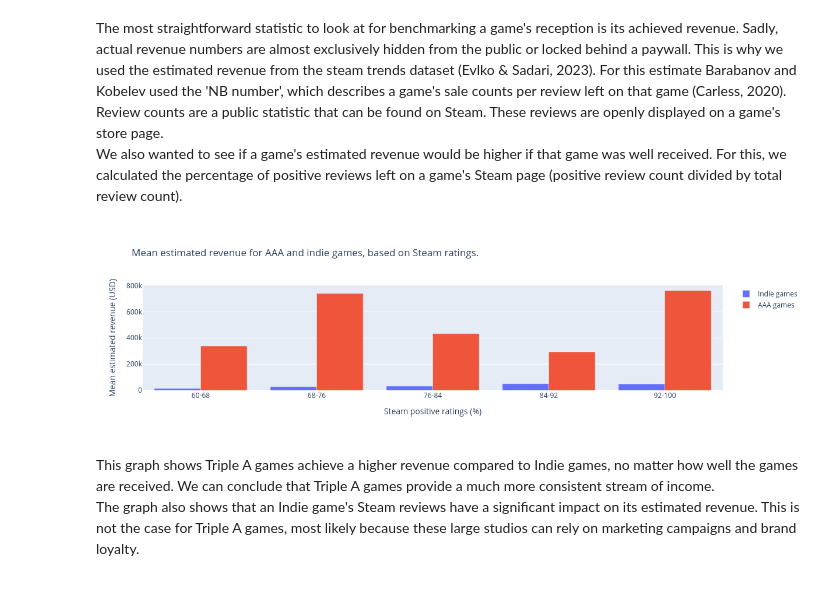
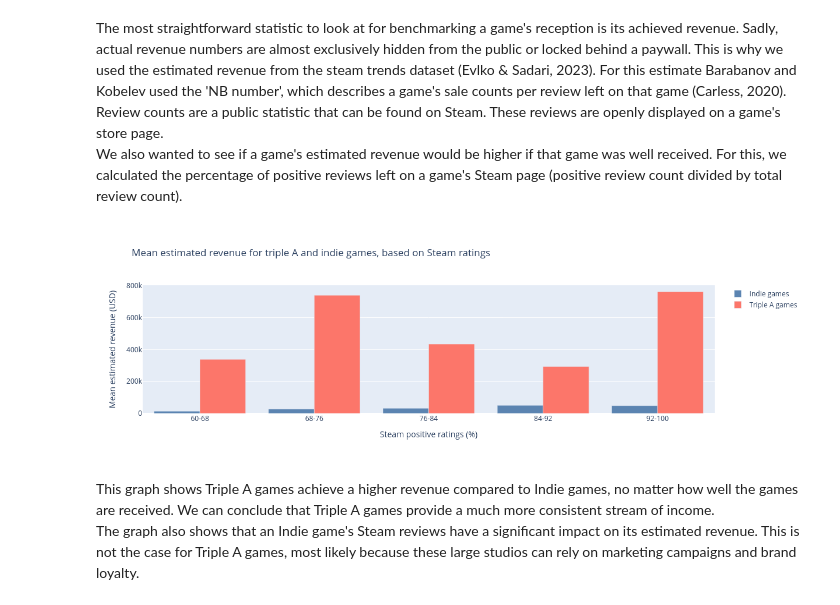
Before and after one commit to yarben/InfVis, a Jupyter notebook: docs/home.ipynb, the cells around one changed output. Saved outputs shown, nothing was run; the diff lists cells and outputs as text; code cells hidden in the pictures.

```diff
--- a/docs/home.ipynb
+++ b/docs/home.ipynb
@@ -55,37 +55,37 @@ indie['x_as'] = indie['x_as'].astype(str)
 indie['x_as'] = indie['x_as'].replace(['1.0','2.0','3.0','4.0','5.0'],['60-68','68-76','76-84','84-92','92-100'])
 
 aaa = df_rev[df_rev['is_aaa'] == 1]
 aaa = aaa[aaa['review_ratio'] >= 60]
 aaa = aaa[aaa['Launch Price'] <= 120]
 aaa = aaa[aaa['Revenue Estimated'] <= 30000000]
 aaa['x_as'] = pd.cut(aaa['review_ratio'], 5, labels=('1','2','3','4','5'))
 aaa = aaa[['x_as', 'Revenue Estimated']]
 aaa['x_as2'] = aaa['x_as']
 aaa['x_as'] = aaa['x_as'].astype(float)
 aaa = aaa.groupby(['x_as2'], observed= False).mean()
 aaa['x_as'] = aaa['x_as'].astype(str)
 aaa['x_as'] = aaa['x_as'].replace(['1.0','2.0','3.0','4.0','5.0'],['60-68','68-76','76-84','84-92','92-100'])
 
 trace =[
-    go.Bar(name='Indie games', x = indie['x_as'], y = indie['Revenue Estimated']),
-    go.Bar(name='AAA games', x = aaa['x_as'], y = aaa['Revenue Estimated'])
+    go.Bar(name='Indie games', x = indie['x_as'], y = indie['Revenue Estimated'], marker={'color':'#5b84b1'}),
+    go.Bar(name='Triple A games', x = aaa['x_as'], y = aaa['Revenue Estimated'], marker={'color':'#fc766a'})
 ]
 layout = go.Layout(
     xaxis=go.layout.XAxis(
         type='category'
     )
 )
 fig = go.Figure(data=trace, layout=layout)
 fig.update_layout(
-    title_text='Mean estimated revenue for AAA and indie games, based on Steam ratings',
+    title_text='Mean estimated revenue for triple A and indie games, based on Steam ratings',
     xaxis_title='Steam positive ratings (%)',
     yaxis_title='Mean estimated revenue (USD)',
     height=400
 )
 
 fig.show()
 # %% [output]
-[figure, old version]
+[figure, new version]
 # %% [markdown]
 This graph shows Triple A games achieve a higher revenue compared to Indie games, no matter how well the games are received. We can conclude that Triple A games provide a much more consistent stream of income. \
 The graph also shows that an Indie game's Steam reviews have a significant impact on its estimated revenue. This is not the case for Triple A games, most likely because these large studios can rely on marketing campaigns and brand loyalty.
```
Also changed, not shown: parts of 8 cells of this notebook.
